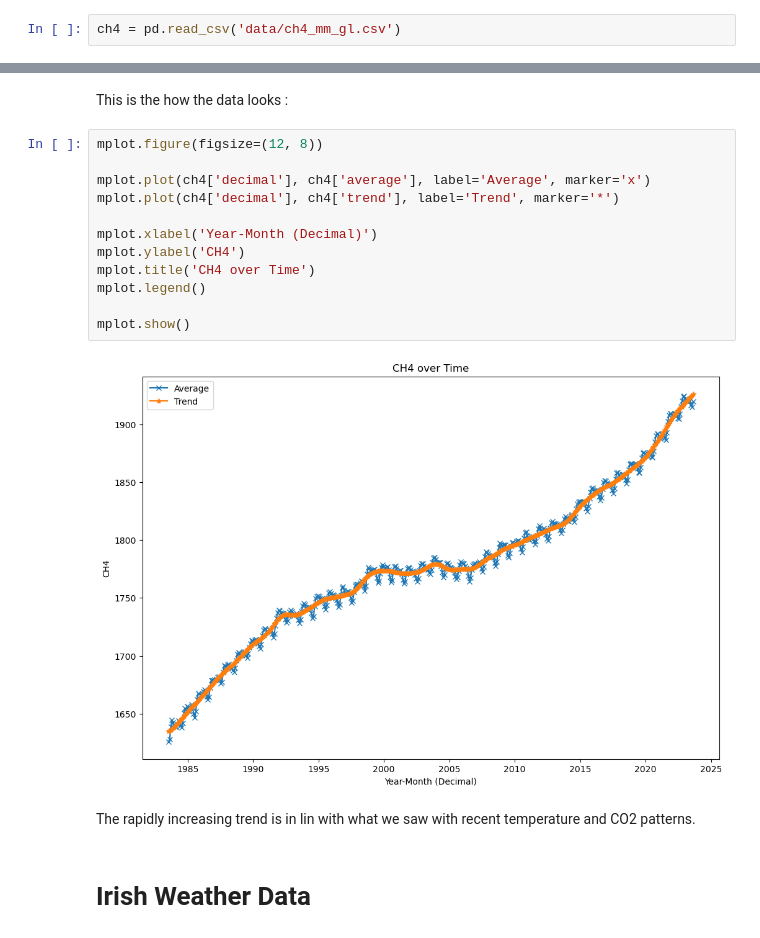
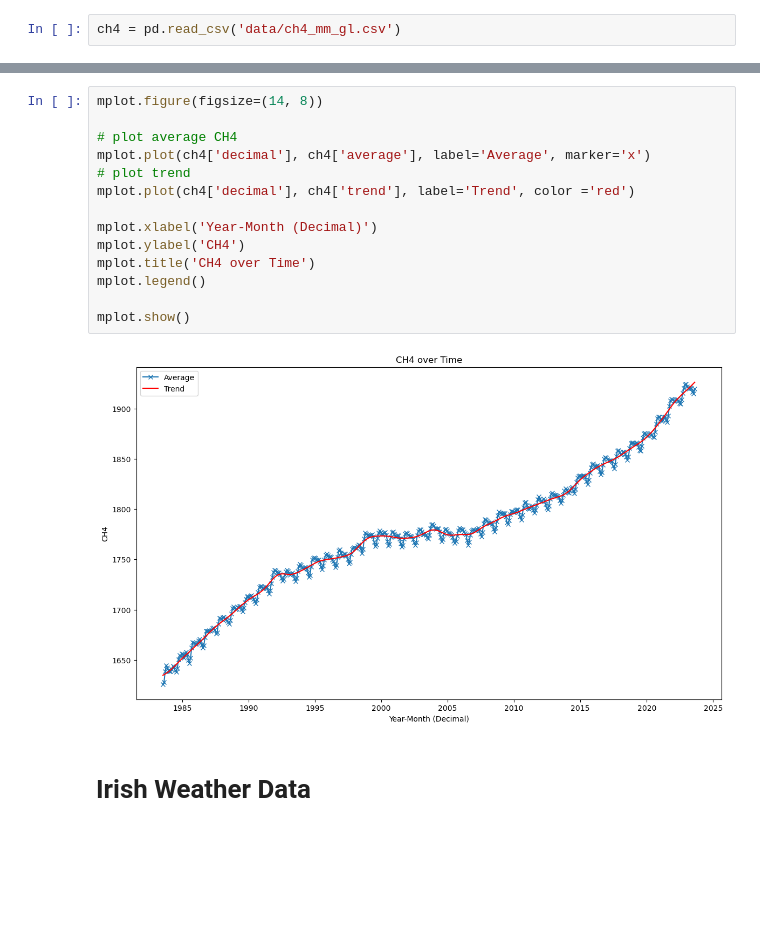
Before and after one commit to frankquinn89/PROGRAMMING_FOR_DATA_ANALYSIS_2, a Jupyter notebook: project.ipynb, the cells around one changed output, grey strips where cells are left out. Cells and saved outputs as stored; diff of their text form; blank space fills up the shorter version.

```diff
--- a/project.ipynb
+++ b/project.ipynb
@@ -151,21 +152,19 @@ ch4.describe()
-# %% [markdown]
-This is the how the data looks :
 # %%
-mplot.figure(figsize=(12, 8))
+mplot.figure(figsize=(14, 8))
 
+# plot average CH4
 mplot.plot(ch4['decimal'], ch4['average'], label='Average', marker='x')
-mplot.plot(ch4['decimal'], ch4['trend'], label='Trend', marker='*')
+# plot trend
+mplot.plot(ch4['decimal'], ch4['trend'], label='Trend', color ='red')
 
 mplot.xlabel('Year-Month (Decimal)')
 mplot.ylabel('CH4')
 mplot.title('CH4 over Time')
 mplot.legend()
 
 mplot.show()
 # %% [output]
-[figure, old version]
+[figure, new version]
-# %% [markdown]
-The rapidly increasing trend is in lin with what we saw with recent temperature and CO2 patterns.
 # %% [markdown]
 # Irish Weather Data
 # %%
```
Also changed, not shown: parts of 14 cells of this notebook.
